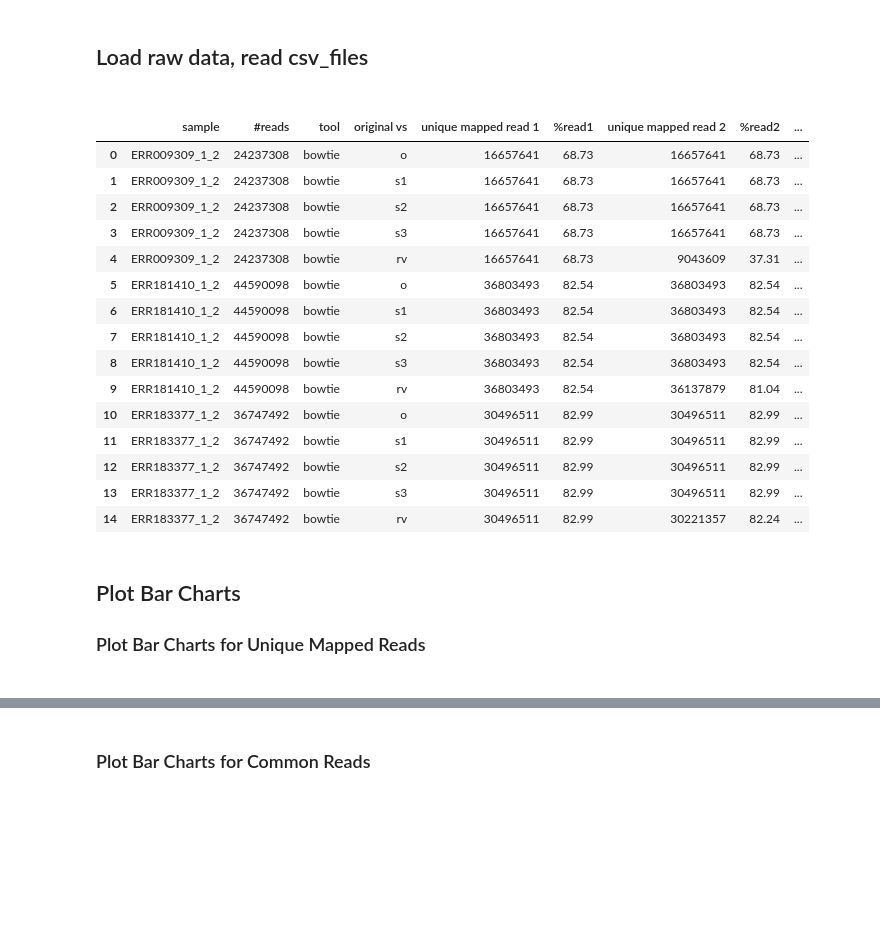
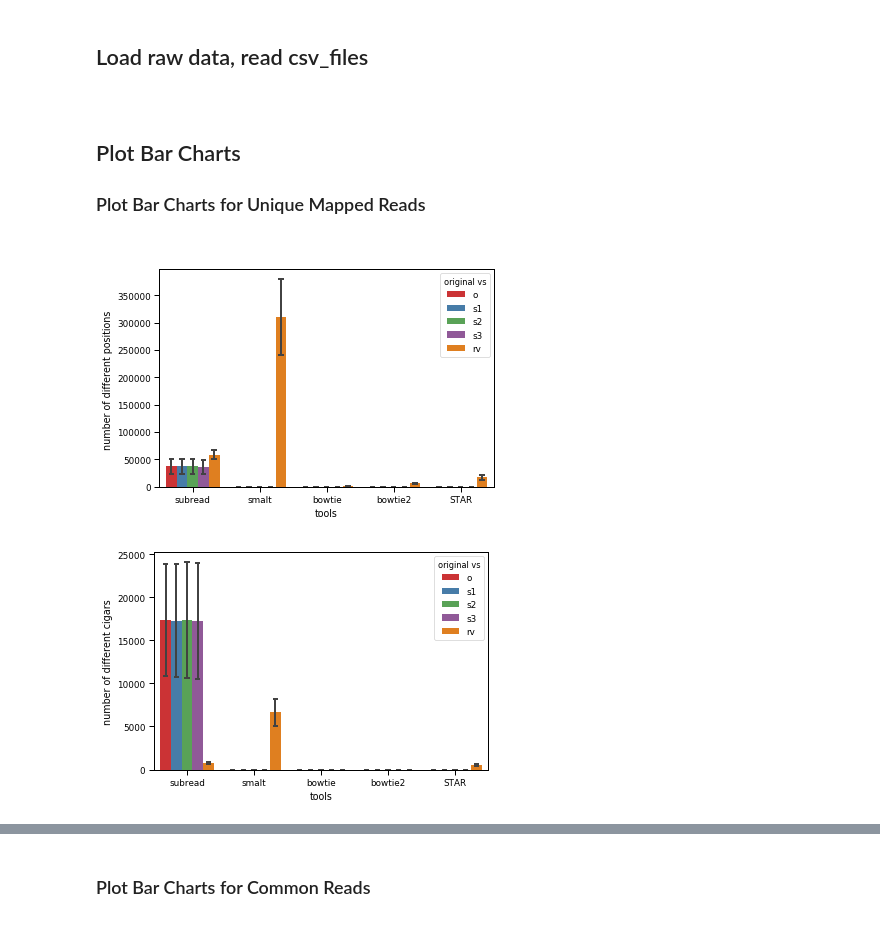
Before and after one commit to Pelin89/read.aligment.review, a Jupyter notebook: notebooks/tools_results.ipynb, the cells around one changed output, grey strips where cells are left out. Saved outputs shown, nothing was run; the diff lists cells and outputs as text; code cells hidden in the pictures; blank space fills up the shorter version.

```diff
--- a/notebooks/tools_results.ipynb
+++ b/notebooks/tools_results.ipynb
@@ -81,31 +83,48 @@ for t_df, n_df in zip(tool_df, name_df ):
 
 
 # list of all tools and samples
-new_tool_df[2]
 
-# concat_df=reduce(lambda x, y: pd.concat([x, y]), new_tool_df)
+concat_df=reduce(lambda x, y: pd.concat([x, y]), new_tool_df)
 # concat_df
 # print(subread_df)
+# print(concat_df)
+# new_tool_df[2]
-# %% [output]
-|  | sample | #reads | tool | original vs | unique mapped read 1 | %read1 | unique mapped read 2 | %read2 | ... |
-| 0 | ERR009309_1_2 | 24237308 | bowtie | o | 16657641 | 68.73 | 16657641 | 68.73 | ... |
-| 1 | ERR009309_1_2 | 24237308 | bowtie | s1 | 16657641 | 68.73 | 16657641 | 68.73 | ... |
-| 2 | ERR009309_1_2 | 24237308 | bowtie | s2 | 16657641 | 68.73 | 16657641 | 68.73 | ... |
-| 3 | ERR009309_1_2 | 24237308 | bowtie | s3 | 16657641 | 68.73 | 16657641 | 68.73 | ... |
-| 4 | ERR009309_1_2 | 24237308 | bowtie | rv | 16657641 | 68.73 | 9043609 | 37.31 | ... |
-| 5 | ERR181410_1_2 | 44590098 | bowtie | o | 36803493 | 82.54 | 36803493 | 82.54 | ... |
-| 6 | ERR181410_1_2 | 44590098 | bowtie | s1 | 36803493 | 82.54 | 36803493 | 82.54 | ... |
-| 7 | ERR181410_1_2 | 44590098 | bowtie | s2 | 36803493 | 82.54 | 36803493 | 82.54 | ... |
-| 8 | ERR181410_1_2 | 44590098 | bowtie | s3 | 36803493 | 82.54 | 36803493 | 82.54 | ... |
-| 9 | ERR181410_1_2 | 44590098 | bowtie | rv | 36803493 | 82.54 | 36137879 | 81.04 | ... |
-| 10 | ERR183377_1_2 | 36747492 | bowtie | o | 30496511 | 82.99 | 30496511 | 82.99 | ... |
-| 11 | ERR183377_1_2 | 36747492 | bowtie | s1 | 30496511 | 82.99 | 30496511 | 82.99 | ... |
-| 12 | ERR183377_1_2 | 36747492 | bowtie | s2 | 30496511 | 82.99 | 30496511 | 82.99 | ... |
-| 13 | ERR183377_1_2 | 36747492 | bowtie | s3 | 30496511 | 82.99 | 30496511 | 82.99 | ... |
-| 14 | ERR183377_1_2 | 36747492 | bowtie | rv | 30496511 | 82.99 | 30221357 | 82.24 | ... |
 # %% [markdown]
 <h2>Plot Bar Charts<h2>
 <h3>Plot Bar Charts for Unique Mapped Reads<h3>
+# %%
+# bar plots
+# different position numbers
+# bar plots
+# unique read mapped percentage
+
+concat_df_r_p=concat_df[['tool', 'original vs', 'r_p']]
+concat_df_r_p=concat_df_r_p.reset_index(drop=True)
+
+concat_df_rp_c=concat_df[['tool', 'original vs', 'rp_c']]
+concat_df_rp_c=concat_df_rp_c.reset_index(drop=True)
+# print(concat_df_r_p)
+# print("-----------")
+# print(concat_df_rp_c)
+
+
+
+
+def plot_bar_err(data_df, info, text, label):
+    plt.figure()
+    ax=sns.barplot(x = "tool", y = info, hue = "original vs", data = data_df,
+                palette = 'Set1',
+                order = ['subread', 'smalt', 'bowtie', 'bowtie2', 'STAR'],
+                capsize=0.05,  errwidth = 2, ci='sd')
+    ax.set(xlabel='tools', ylabel=label)
+    path_to_save=git_folder + '/figures/bar_charts/'
+    plt.savefig(path_to_save + text + ".pdf", bbox_inches='tight', dpi=50)
+
+plot_bar_err(concat_df_r_p, 'r_p', 'diff_pos', 'number of different positions ')
+plot_bar_err(concat_df_rp_c, 'rp_c', 'diff_cigar', 'number of different cigars')
+# %% [output]
+[figure, added]
+[figure, added]
 # %%
 # bar plots
 # unique read mapped percentage
```
Also changed, not shown: parts of 13 cells of this notebook, 8 other files.
